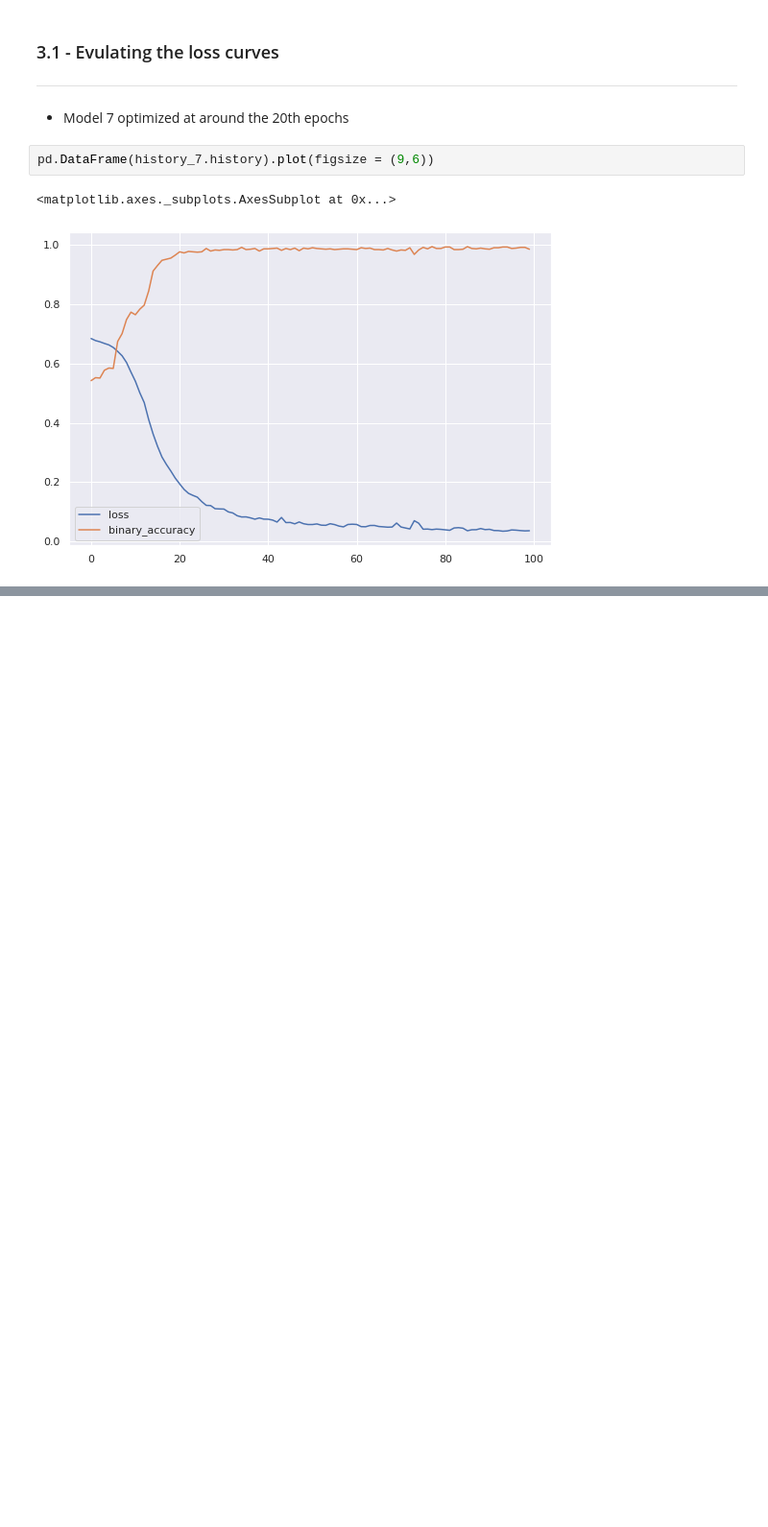
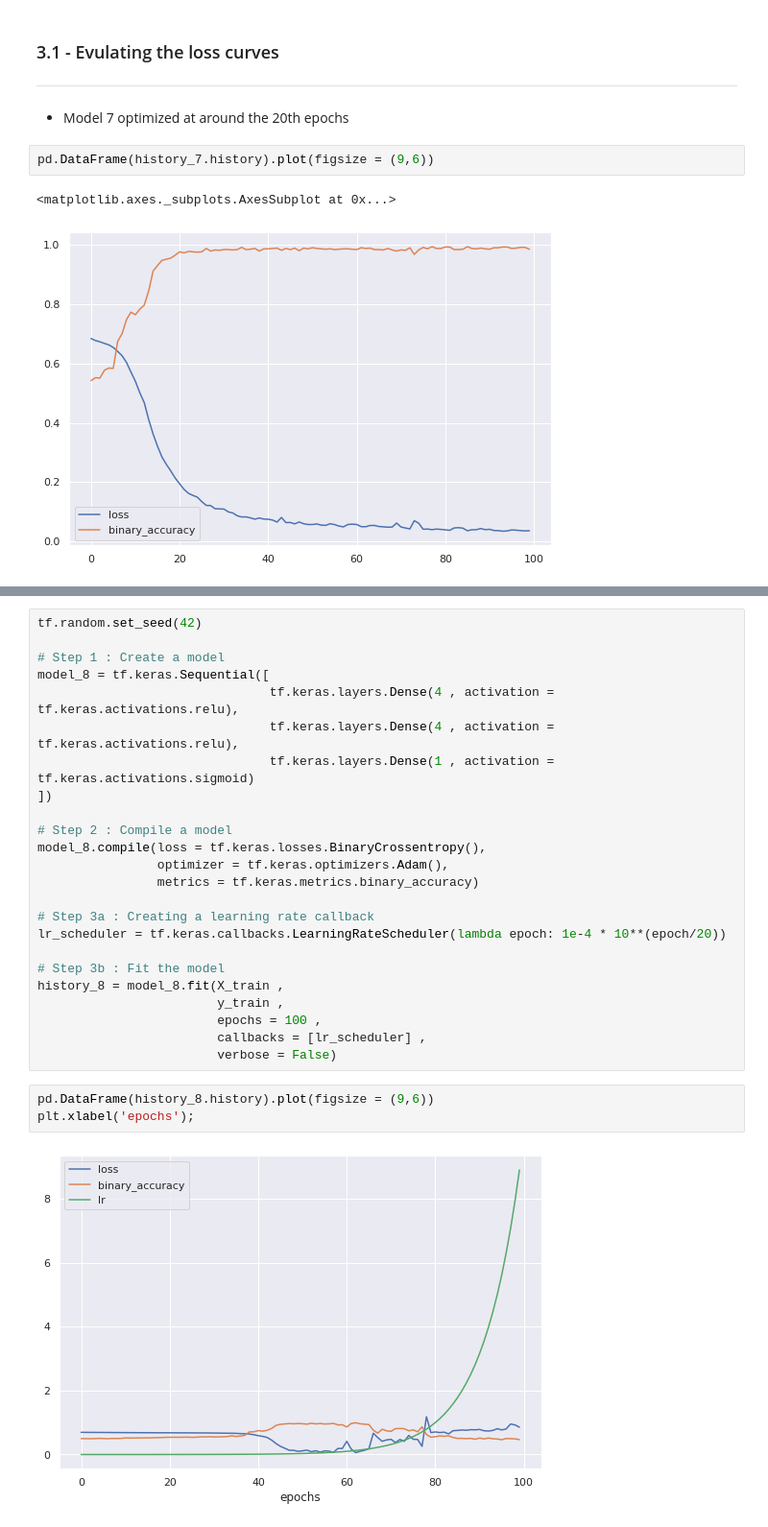
Before and after one commit to 86lekwenshiung/Neural-Network-with-Tensorflow, a Jupyter notebook: 02_Neural_Network_Classification_With_Tensorflow.ipynb, the cells around one changed output, grey strips where cells are left out. Shown at 96% size. Saved outputs shown, nothing was run; the diff lists cells and outputs as text; blank space fills up the shorter version.

```diff
--- a/02_Neural_Network_Classification_With_Tensorflow.ipynb
+++ b/02_Neural_Network_Classification_With_Tensorflow.ipynb
@@ -435,0 +456,29 @@ pd.DataFrame(history_7.history).plot(figsize = (9,6))
+# %%
+tf.random.set_seed(42)
+
+# Step 1 : Create a model
+model_8 = tf.keras.Sequential([
+                               tf.keras.layers.Dense(4 , activation = tf.keras.activations.relu),
+                               tf.keras.layers.Dense(4 , activation = tf.keras.activations.relu),
+                               tf.keras.layers.Dense(1 , activation = tf.keras.activations.sigmoid)
+])
+
+# Step 2 : Compile a model
+model_8.compile(loss = tf.keras.losses.BinaryCrossentropy(),
+                optimizer = tf.keras.optimizers.Adam(),
+                metrics = tf.keras.metrics.binary_accuracy)
+
+# Step 3a : Creating a learning rate callback
+lr_scheduler = tf.keras.callbacks.LearningRateScheduler(lambda epoch: 1e-4 * 10**(epoch/20))
+
+# Step 3b : Fit the model
+history_8 = model_8.fit(X_train ,
+                        y_train ,
+                        epochs = 100 ,
+                        callbacks = [lr_scheduler] ,
+                        verbose = False)
+# %%
+pd.DataFrame(history_8.history).plot(figsize = (9,6))
+plt.xlabel('epochs');
+# %% [output]
+[figure, added]
```
Also changed, not shown: parts of 5 cells of this notebook.
